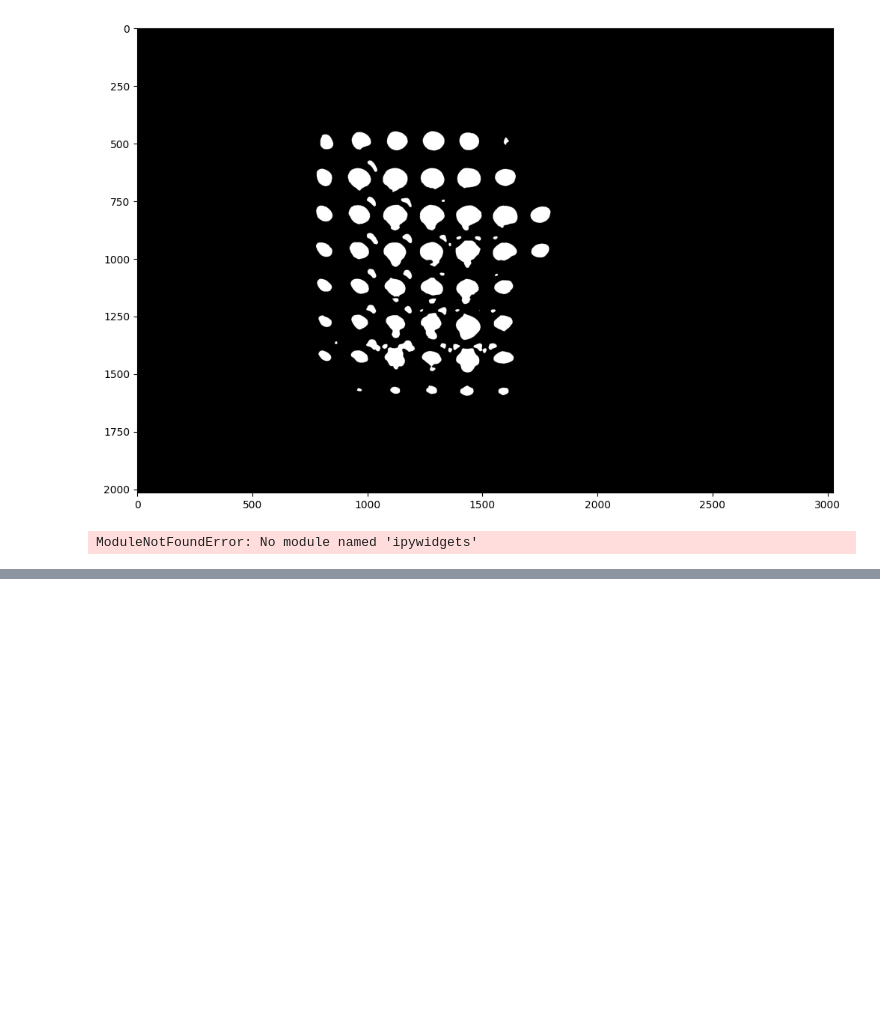
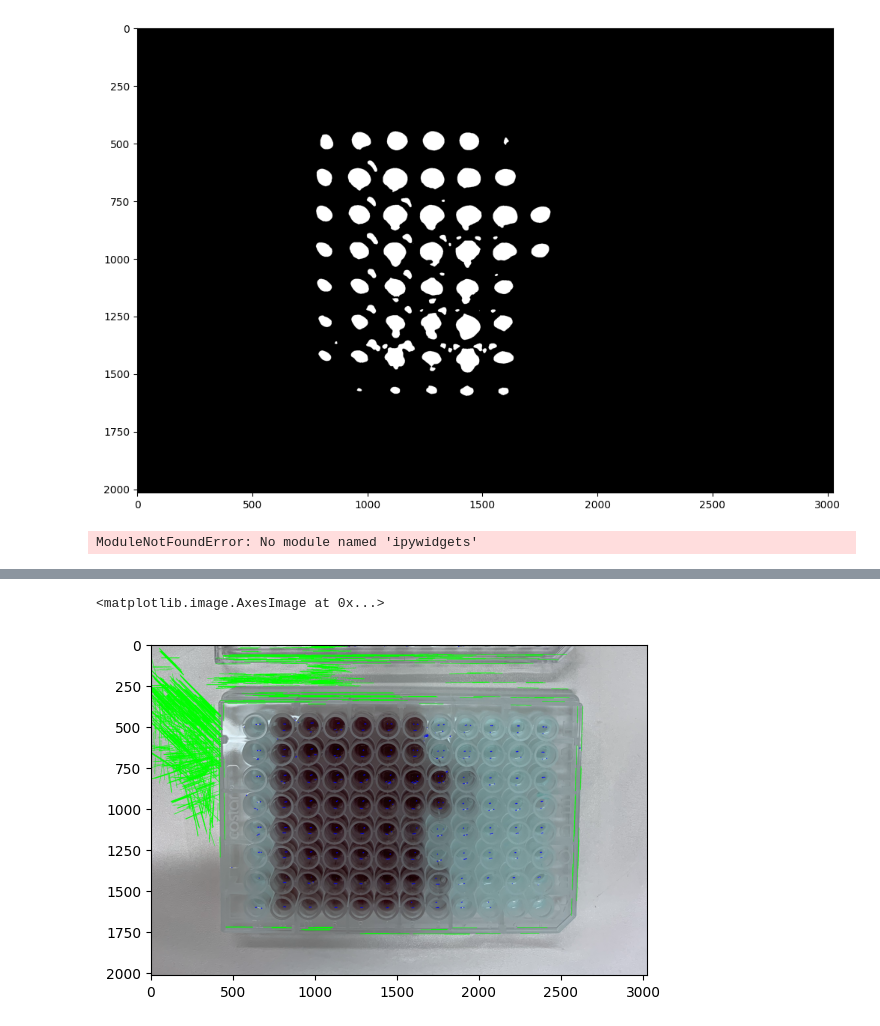
Before and after one commit to ericjeab/Data-Science-Fundamentals, a Jupyter notebook: CodingTask2/Img_processing1.ipynb, the cells around one changed output, grey strips where cells are left out. Drawn from its saved outputs; the diff is of its cells as text; code cells hidden in the pictures; blank space fills up the shorter version.

```diff
--- a/CodingTask2/Img_processing1.ipynb
+++ b/CodingTask2/Img_processing1.ipynb
@@ -106,0 +331,14 @@ ModuleNotFoundError: No module named 'ipywidgets'
+# %%
+img = wellplate
+
+gray = cv2.cvtColor(img,cv2.COLOR_BGR2GRAY)
+edges = cv2.Canny(gray,50,150,apertureSize = 3)
+lines = cv2.HoughLinesP(edges,1,np.pi/180,100,minLineLength=100,maxLineGap=10)
+for line in lines:
+ x1,y1,x2,y2 = line[0]
+ cv2.line(img,(x1,y1),(x2,y2),(0,255,0),2)
+
+plt.imshow(img)
+# %% [output]
+<matplotlib.image.AxesImage at 0x...>
+[figure, added]
```
Also changed, not shown: parts of 19 cells of this notebook, 1 other file.
